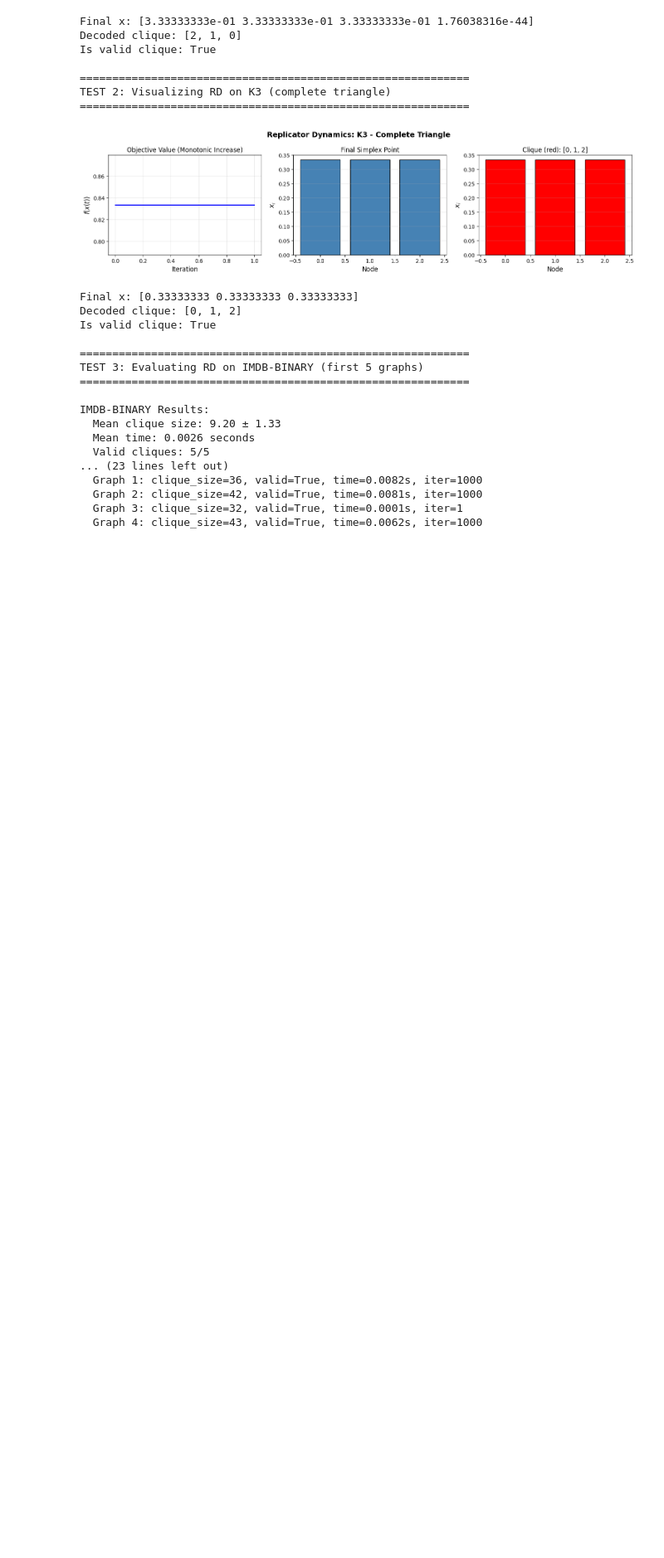
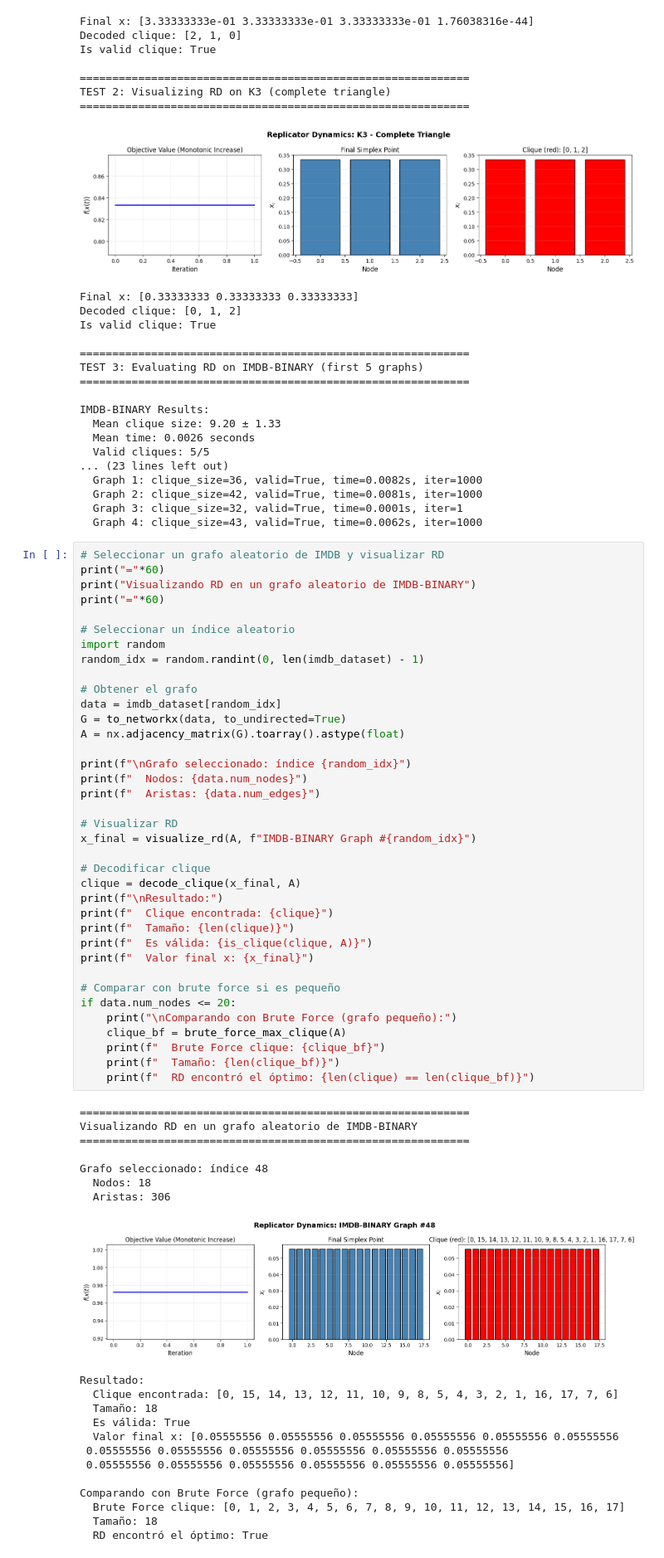
Before and after one commit to AhmedBegggaUA/AI2026, a Jupyter notebook: _sources/solucion.ipynb, the cells around one changed output. Shown at 83% size. Drawn from its saved outputs; the diff is of its cells as text; blank space fills up the shorter version.

```diff
--- a/_sources/solucion.ipynb
+++ b/_sources/solucion.ipynb
@@ -456,3 +456,61 @@ IMDB-BINARY Results:
   Graph 2: clique_size=42, valid=True, time=0.0081s, iter=1000
   Graph 3: clique_size=32, valid=True, time=0.0001s, iter=1
   Graph 4: clique_size=43, valid=True, time=0.0062s, iter=1000
+# %%
+# Seleccionar un grafo aleatorio de IMDB y visualizar RD
+print("="*60)
+print("Visualizando RD en un grafo aleatorio de IMDB-BINARY")
+print("="*60)
+
+# Seleccionar un índice aleatorio
+import random
+random_idx = random.randint(0, len(imdb_dataset) - 1)
+
+# Obtener el grafo
+data = imdb_dataset[random_idx]
+G = to_networkx(data, to_undirected=True)
+A = nx.adjacency_matrix(G).toarray().astype(float)
+
+print(f"\nGrafo seleccionado: índice {random_idx}")
+print(f"  Nodos: {data.num_nodes}")
+print(f"  Aristas: {data.num_edges}")
+
+# Visualizar RD
+x_final = visualize_rd(A, f"IMDB-BINARY Graph #{random_idx}")
+
+# Decodificar clique
+clique = decode_clique(x_final, A)
+print(f"\nResultado:")
+print(f"  Clique encontrada: {clique}")
+print(f"  Tamaño: {len(clique)}")
+print(f"  Es válida: {is_clique(clique, A)}")
+print(f"  Valor final x: {x_final}")
+
+# Comparar con brute force si es pequeño
+if data.num_nodes <= 20:
+    print("\nComparando con Brute Force (grafo pequeño):")
+    clique_bf = brute_force_max_clique(A)
+    print(f"  Brute Force clique: {clique_bf}")
+    print(f"  Tamaño: {len(clique_bf)}")
+    print(f"  RD encontró el óptimo: {len(clique) == len(clique_bf)}")
+# %% [output]
+============================================================
+Visualizando RD en un grafo aleatorio de IMDB-BINARY
+============================================================
+
+Grafo seleccionado: índice 48
+  Nodos: 18
+  Aristas: 306
+[figure, added]
+Resultado:
+  Clique encontrada: [0, 15, 14, 13, 12, 11, 10, 9, 8, 5, 4, 3, 2, 1, 16, 17, 7, 6]
+  Tamaño: 18
+  Es válida: True
+  Valor final x: [0.05555556 0.05555556 0.05555556 0.05555556 0.05555556 0.05555556
+ 0.05555556 0.05555556 0.05555556 0.05555556 0.05555556 0.05555556
+ 0.05555556 0.05555556 0.05555556 0.05555556 0.05555556 0.05555556]
+
+Comparando con Brute Force (grafo pequeño):
+  Brute Force clique: [0, 1, 2, 3, 4, 5, 6, 7, 8, 9, 10, 11, 12, 13, 14, 15, 16, 17]
+  Tamaño: 18
+  RD encontró el óptimo: True
```
Also changed, not shown: 15 other files.
